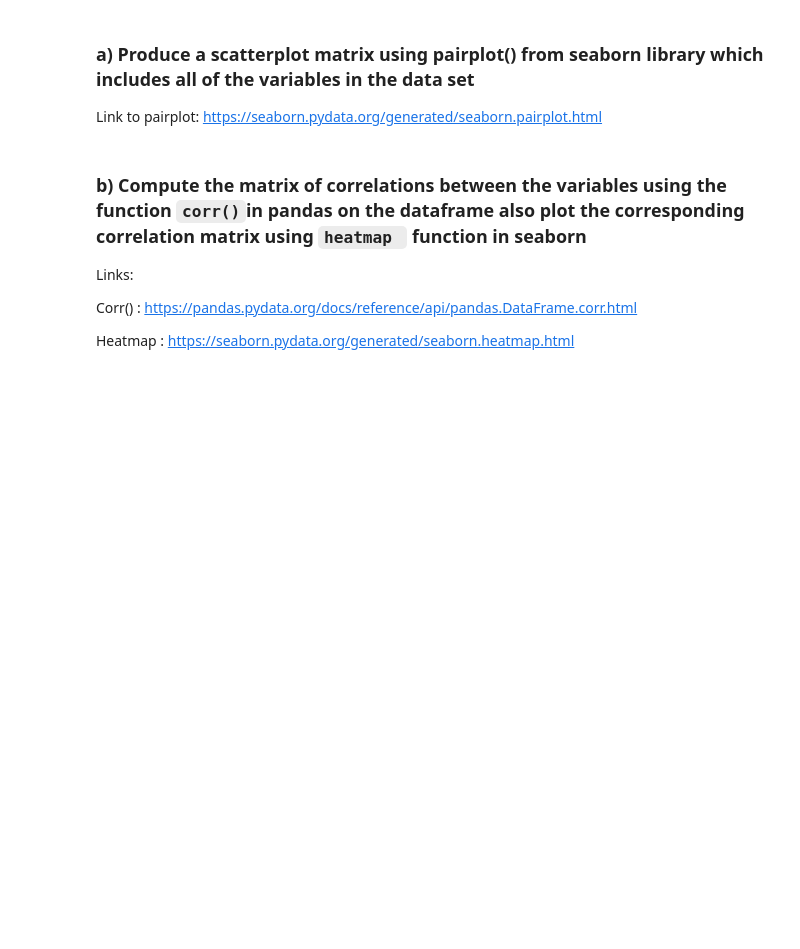
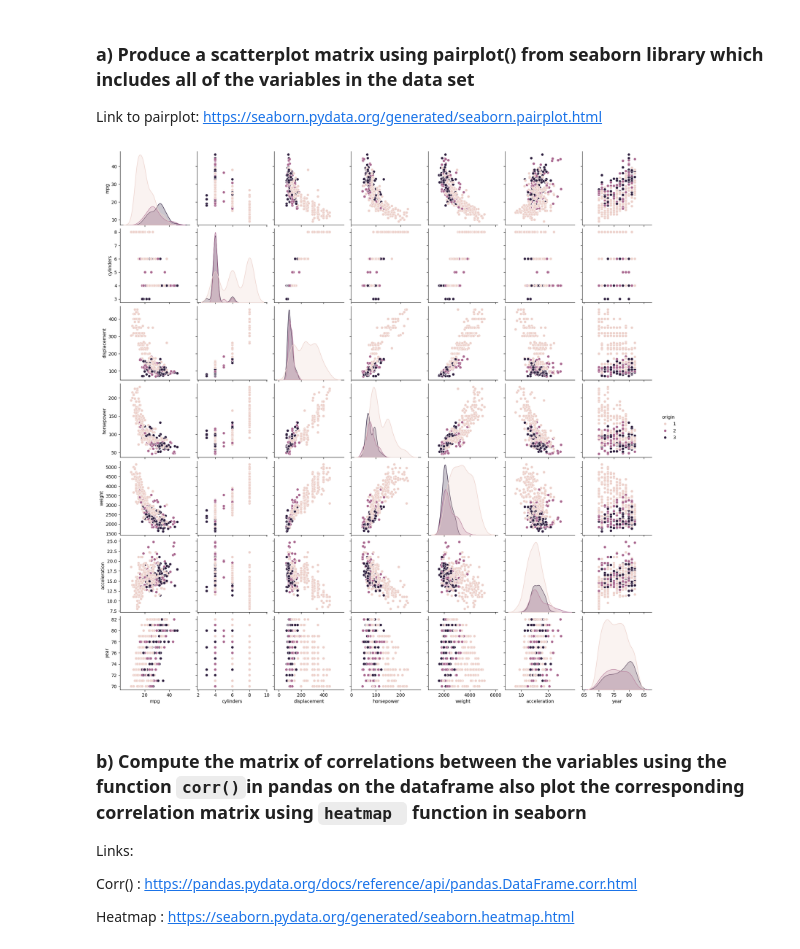
Before and after one commit to yatender-oktalk/machine-learning-arizona, a Jupyter notebook: week 1/IML_Assignment_1_learner_template.ipynb, the cells around one changed output. Cells and saved outputs as stored; diff of their text form; code cells hidden in the pictures; blank space fills up the shorter version.

```diff
--- a/week 1/IML_Assignment_1_learner_template.ipynb
+++ b/week 1/IML_Assignment_1_learner_template.ipynb
@@ -264,3 +453,24 @@ https://seaborn.pydata.org/generated/seaborn.pairplot.html
+# %%
+# BEGIN SOLUTION
+df = pd.read_csv('auto.csv')
+
+df['horsepower'] = pd.to_numeric(df['horsepower'], errors='coerce')
+df['horsepower'] = df['horsepower'].astype(float)
+
+filtered_rows = df[df['horsepower'].isnull()]
+
+average_horsepower_per_cylinder = df.groupby('cylinders')['horsepower'].transform('mean')
+df['horsepower'] = df['horsepower'].fillna(average_horsepower_per_cylinder)
+
+sns.pairplot(df, hue="origin")
+
+# Show the plot
+plt.show()
+
+
+# END SOLUTION
+# %% [output]
+[figure, added]
 # %% [markdown]
 ### b) Compute the matrix of correlations between the variables using the function `corr()`in pandas on the dataframe also plot the corresponding correlation matrix using `heatmap ` function in seaborn
 
```
Also changed, not shown: parts of 122 cells of this notebook, 2 other files.
